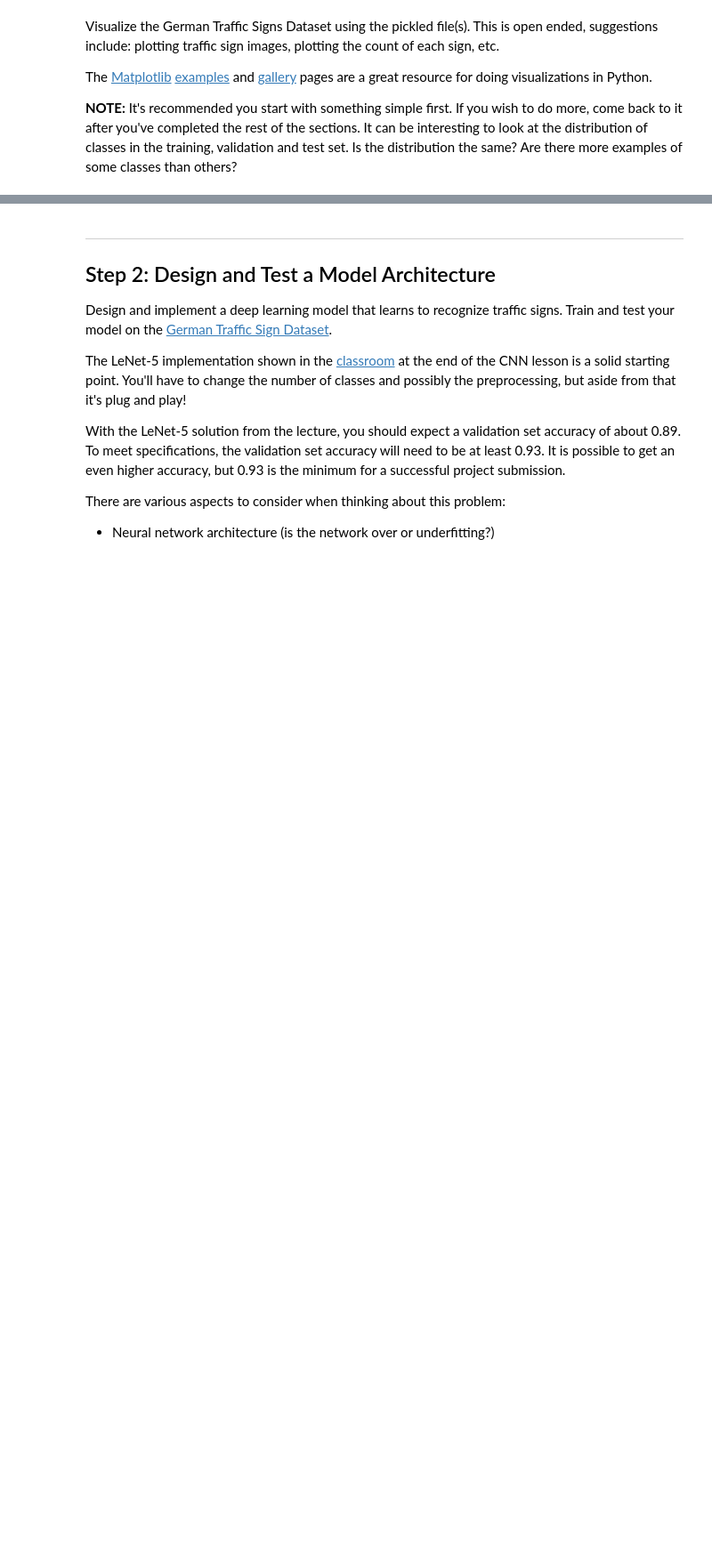
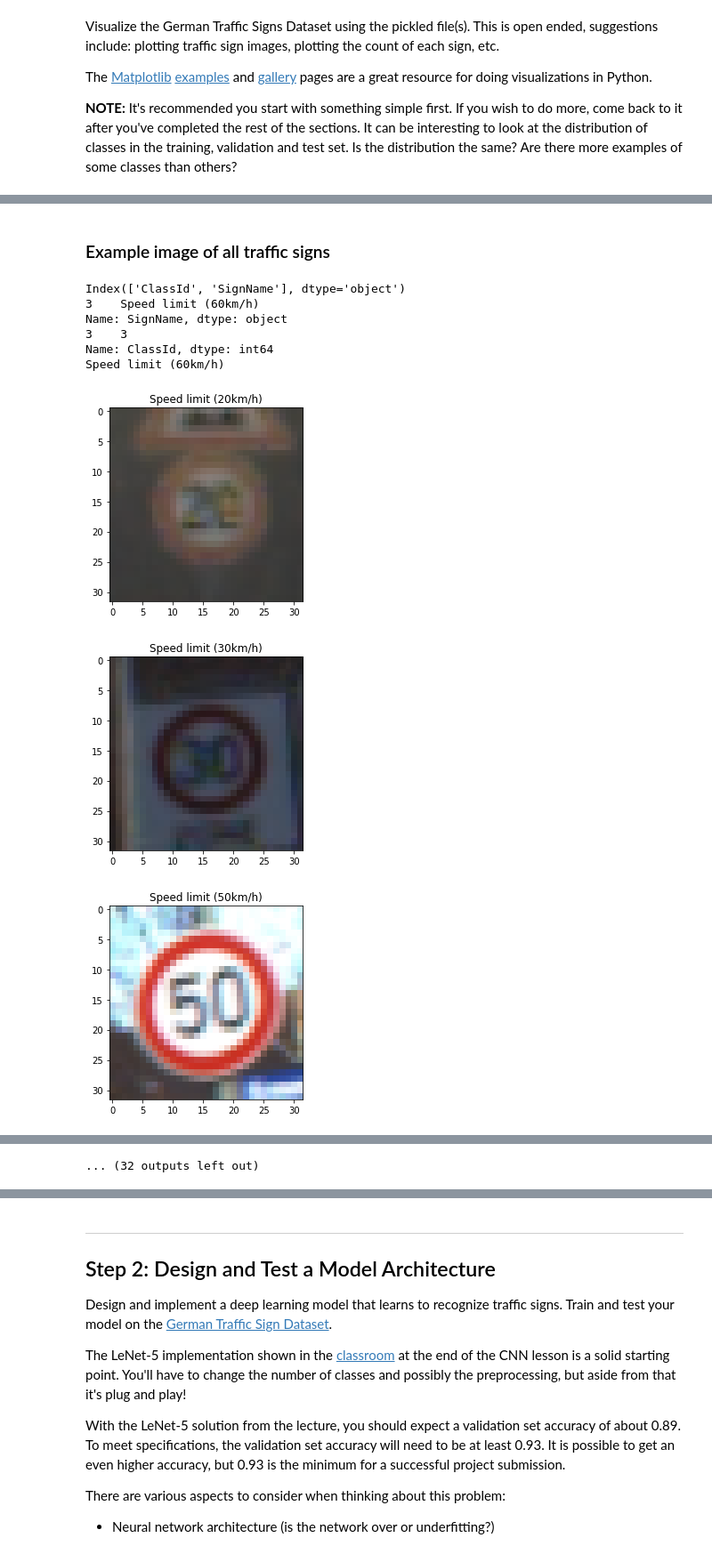
Before and after one commit to sausax/CarND-Traffic-Sign-Classifier-Project, a Jupyter notebook: Traffic_Sign_Classifier.ipynb, the cells around one changed output, grey strips where cells are left out. Shown at 89% size. Drawn from its saved outputs; the diff is of its cells as text; code cells hidden in the pictures; blank space fills up the shorter version.

```diff
--- a/Traffic_Sign_Classifier.ipynb
+++ b/Traffic_Sign_Classifier.ipynb
@@ -100,0 +126,39 @@ import matplotlib.pyplot as plt
+# %% [markdown]
+### Example image of all traffic signs
+# %%
+label_indx_map = {}
+
+for idx, label in enumerate(y_train):
+    if label not in label_indx_map:
+        label_indx_map[label] = idx
+
+### Printing example of each kind
+import pandas as pd
+
+signs = pd.read_csv("signnames.csv")
+def get_sign_name(class_id):
+    return signs[signs['ClassId'] == class_id]['SignName'].tolist()[0]
+print(signs.columns)
+#print(signs.dtypes)
+#print(signs[signs['ClassId'] == 3]['SignName'])
+print(signs.loc[(signs['ClassId'] == 3),'SignName'])
+print(signs.loc[(signs['ClassId'] == 3),'ClassId'])
+sign_name =  signs.loc[(signs['ClassId'] == 3),'SignName']
+print(sign_name.tolist()[0])
+#print(signs.head())
+for key in label_indx_map:
+    sign_name = get_sign_name(key)
+    #print(str(sign_name))
+    plt.figure()
+    plt.imshow(X_train[label_indx_map[key]])
+    plt.title(sign_name)
+# %% [output]
+Index(['ClassId', 'SignName'], dtype='object')
+3    Speed limit (60km/h)
+Name: SignName, dtype: object
+3    3
+Name: ClassId, dtype: int64
+Speed limit (60km/h)
+[figure, added]
+[figure, added]
+[figure, added]
@@ -100,0 +173 @@ import matplotlib.pyplot as plt
+... (32 outputs left out)
```
Also changed, not shown: parts of 23 cells of this notebook, 2 other files.
